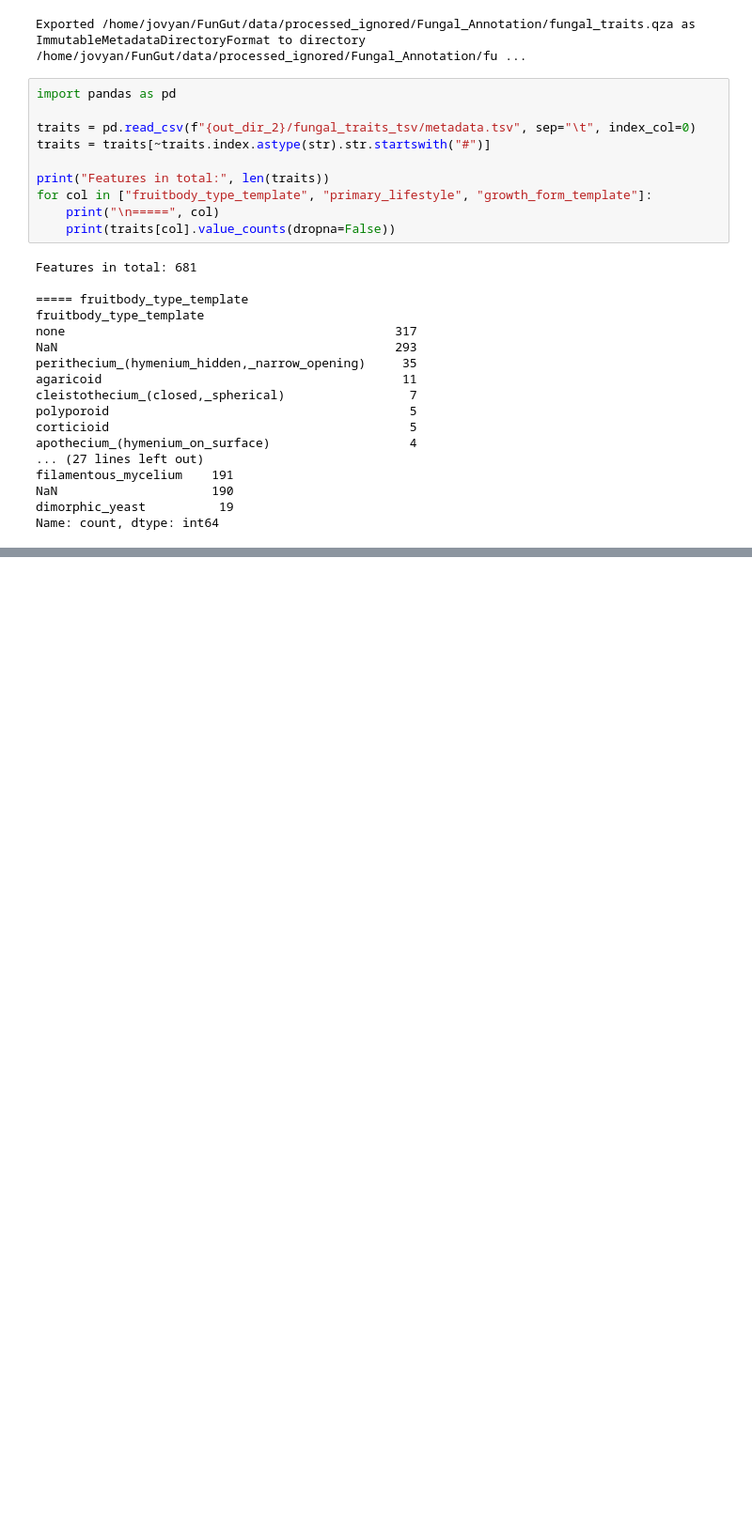
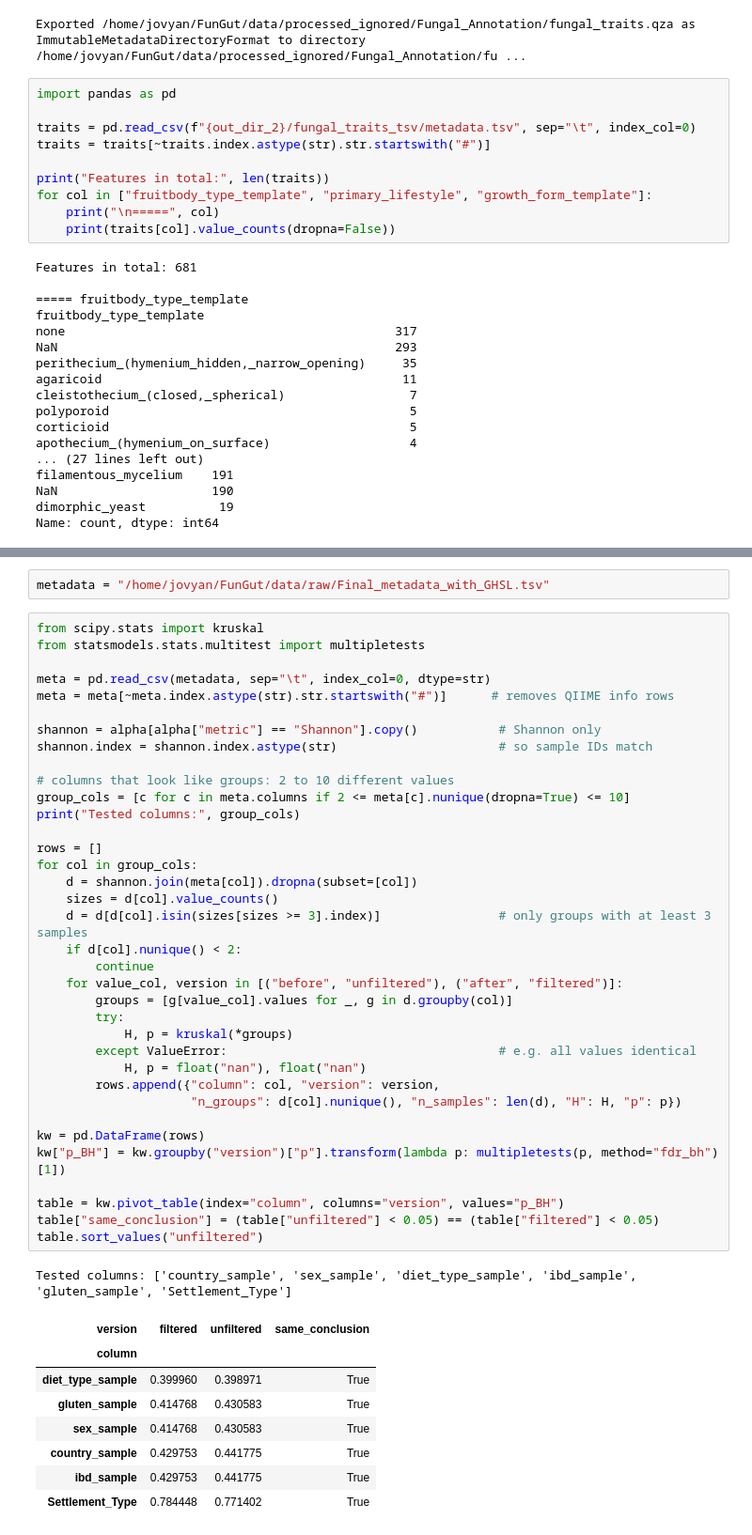
Before and after one commit to elettra-fromm/FunGut, a Jupyter notebook: scripts/Fungal_Annotation.ipynb, the cells around one changed output, grey strips where cells are left out. Shown at 94% size. Cells and saved outputs as stored; diff of their text form; blank space fills up the shorter version.

```diff
--- a/scripts/Fungal_Annotation.ipynb
+++ b/scripts/Fungal_Annotation.ipynb
@@ -102,0 +246,48 @@ Name: count, dtype: int64
+# %%
+metadata = "/home/jovyan/FunGut/data/raw/Final_metadata_with_GHSL.tsv"
+# %%
+from scipy.stats import kruskal
+from statsmodels.stats.multitest import multipletests
+
+meta = pd.read_csv(metadata, sep="\t", index_col=0, dtype=str)
+meta = meta[~meta.index.astype(str).str.startswith("#")]      # removes QIIME info rows
+
+shannon = alpha[alpha["metric"] == "Shannon"].copy()           # Shannon only
+shannon.index = shannon.index.astype(str)                      # so sample IDs match
+
+# columns that look like groups: 2 to 10 different values
+group_cols = [c for c in meta.columns if 2 <= meta[c].nunique(dropna=True) <= 10]
+print("Tested columns:", group_cols)
+
+rows = []
+for col in group_cols:
+    d = shannon.join(meta[col]).dropna(subset=[col])
+    sizes = d[col].value_counts()
+    d = d[d[col].isin(sizes[sizes >= 3].index)]                # only groups with at least 3 samples
+    if d[col].nunique() < 2:
+        continue
+    for value_col, version in [("before", "unfiltered"), ("after", "filtered")]:
+        groups = [g[value_col].values for _, g in d.groupby(col)]
+        try:
+            H, p = kruskal(*groups)
+        except ValueError:                                     # e.g. all values identical
+            H, p = float("nan"), float("nan")
+        rows.append({"column": col, "version": version,
+                     "n_groups": d[col].nunique(), "n_samples": len(d), "H": H, "p": p})
+
+kw = pd.DataFrame(rows)
+kw["p_BH"] = kw.groupby("version")["p"].transform(lambda p: multipletests(p, method="fdr_bh")[1])
+
+table = kw.pivot_table(index="column", columns="version", values="p_BH")
+table["same_conclusion"] = (table["unfiltered"] < 0.05) == (table["filtered"] < 0.05)
+table.sort_values("unfiltered")
+# %% [output]
+Tested columns: ['country_sample', 'sex_sample', 'diet_type_sample', 'ibd_sample', 'gluten_sample', 'Settlement_Type']
+| version | filtered | unfiltered | same_conclusion |
+| column |  |  |  |
+| diet_type_sample | 0.399960 | 0.398971 | True |
+| gluten_sample | 0.414768 | 0.430583 | True |
+| sex_sample | 0.414768 | 0.430583 | True |
+| country_sample | 0.429753 | 0.441775 | True |
+| ibd_sample | 0.429753 | 0.441775 | True |
+| Settlement_Type | 0.784448 | 0.771402 | True |
```
Also changed, not shown: parts of 13 cells of this notebook, 2 other files.
